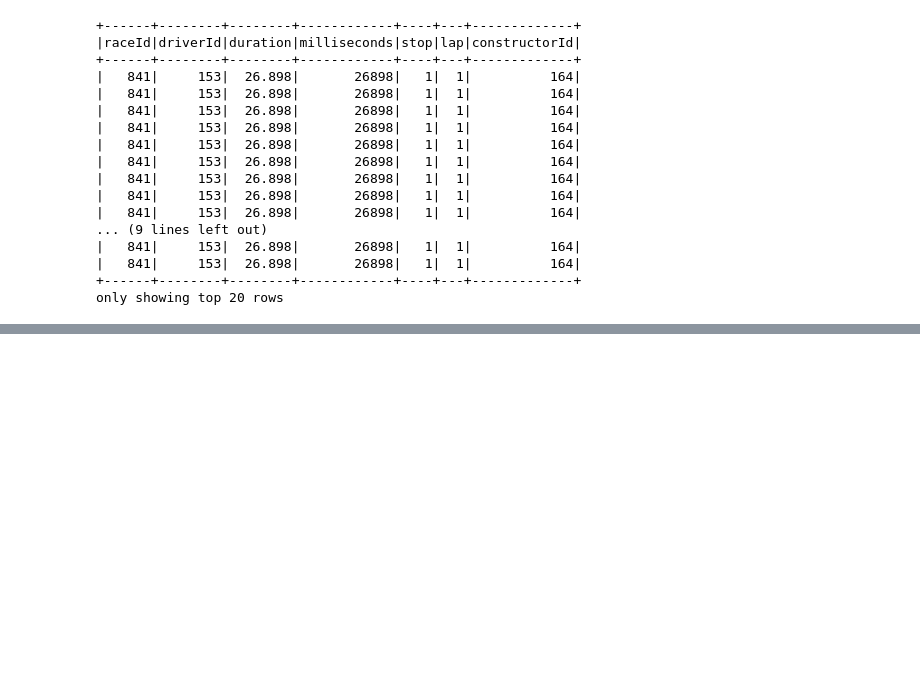
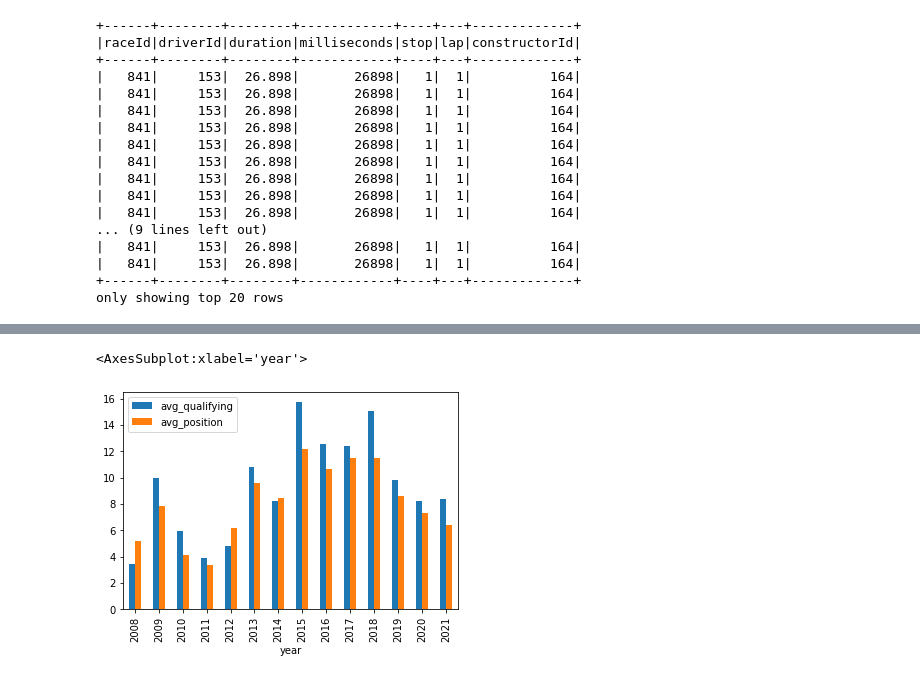
Before and after one commit to youssefragab99/formula_1_project, a Jupyter notebook: McLaren.ipynb, the cells around one changed output, grey strips where cells are left out. Saved outputs shown, nothing was run; the diff lists cells and outputs as text; code cells hidden in the pictures; blank space fills up the shorter version.

```diff
--- a/McLaren.ipynb
+++ b/McLaren.ipynb
@@ -200,7 +198,7 @@ pit_stops.show(10)
 +------+--------+----+---+--------+--------+------------+
 only showing top 10 rows
 # %%
-qualifying = sqlc.read.csv('formula_1_project/qualifying.csv', header = True, inferSchema = True)
+qualifying = sqlc.read.csv('qualifying.csv', header = True, inferSchema = True)
 qualifying.createOrReplaceTempView('qualifying')
 
 qualifying.show(10)
@@ -221,7 +219,7 @@ qualifying.show(10)
 +---------+------+--------+-------------+------+--------+--------+--------+--------+
 only showing top 10 rows
 # %%
-races = sqlc.read.csv('formula_1_project/races.csv', header = True, inferSchema = True)
+races = sqlc.read.csv('races.csv', header = True, inferSchema = True)
 races.createOrReplaceTempView('races')
 
 races.show(10)
@@ -242,7 +240,7 @@ races.show(10)
 +------+----+-----+---------+--------------------+----------+--------+--------------------+
 only showing top 10 rows
 # %%
-results = sqlc.read.csv('formula_1_project/results.csv', header = True, inferSchema = True)
+results = sqlc.read.csv('results.csv', header = True, inferSchema = True)
 results.createOrReplaceTempView('results')
 
 results.show(10)
@@ -476,0 +613,21 @@ sqlc.sql("""
+# %%
+avg_positions_year = sqlc.sql("""
+    SELECT races.year, round(mean(qualifying.position), 2) AS avg_qualifying, round(mean(results.position), 2) AS avg_position
+    FROM races, qualifying, results
+    WHERE races.year >= 2008
+        AND qualifying.constructorId == 1
+        AND results.constructorId == 1
+        AND races.raceId == qualifying.raceId
+        AND races.raceId == results.raceId
+    GROUP BY races.year
+    ORDER BY year ASC
+""")
+
+avg_positions_year\
+    .toPandas() \
+    .plot \
+    .bar(x = 'year',
+         y = ['avg_qualifying', 'avg_position'])
+# %% [output]
+<AxesSubplot:xlabel='year'>
+[figure, added]
```
Also changed, not shown: parts of 22 cells of this notebook, 1 other file.
